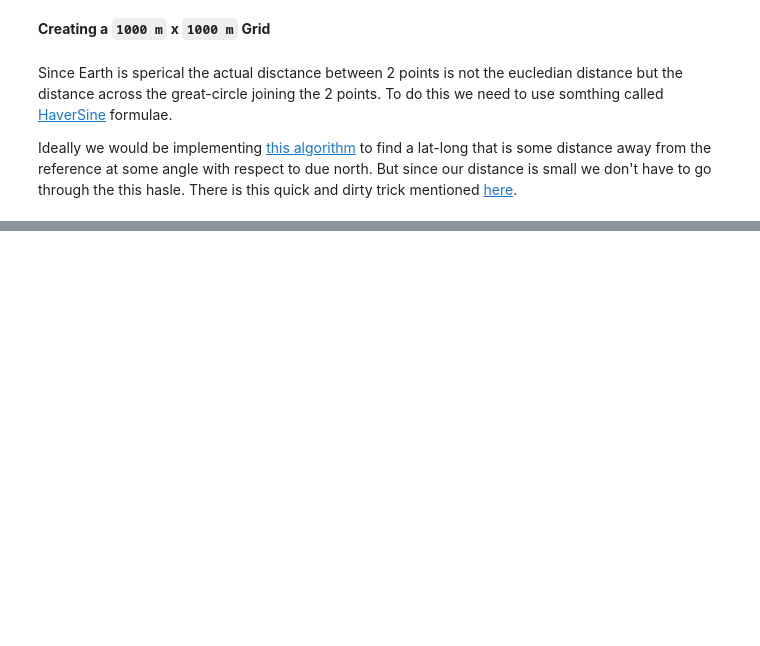
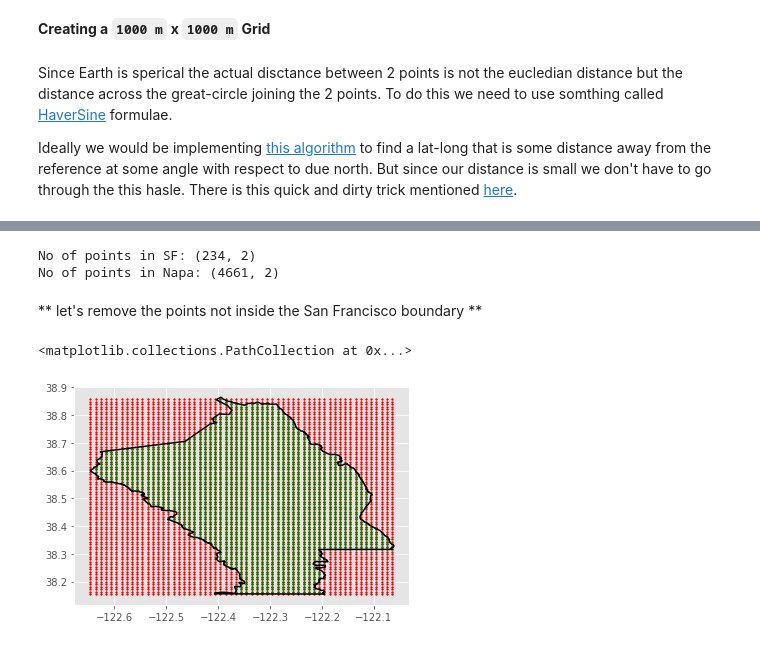
Before and after one commit to gokul-krishna/U-Net-Road-Detection, a Jupyter notebook: get_map_data.ipynb, the cells around one changed output, grey strips where cells are left out. Saved outputs shown, nothing was run; the diff lists cells and outputs as text; code cells hidden in the pictures; blank space fills up the shorter version.

Commit message:
added functions for making grid and validation

```diff
--- a/get_map_data.ipynb
+++ b/get_map_data.ipynb
@@ -151,0 +154,12 @@ def make_grids(lat_min, lat_max, long_max, long_min, min_dis=1000):
+# %%
+def make_grids(lat_min, lat_max, long_max, long_min, spacing=1000):
+    grids = []
+    y = lat_min
+    x = long_min
+    while x < long_max:
+        while y < lat_max:
+            grids += [(y, x)]
+            y, x = project_lat_long(lat=y, long=x, theta=0, dist=1000)
+        y = lat_min
+        y, x = project_lat_long(lat=y, long=x, theta=90, dist=1000)
+    return grids
@@ -151,0 +168,16 @@ def make_grids(lat_min, lat_max, long_max, long_min, min_dis=1000):
+# %%
+grids_sf = np.array(make_grids(lat_min=37.708131, lat_max=37.8198489,
+                               long_min=-122.517914, long_max=-122.356581,
+                               spacing=1000))
+
+grids_np = np.array(make_grids(lat_min=38.154893, lat_max=38.864244,
+                               long_min=-122.646421, long_max=-122.061379,
+                               spacing=1000))
+# %%
+print(f"No of points in SF: {grids_sf.shape}")
+print(f"No of points in Napa: {grids_np.shape}")
+# %% [output]
+No of points in SF: (234, 2)
+No of points in Napa: (4661, 2)
+# %% [markdown]
+** let's remove the points not inside the San Francisco boundary **
@@ -151,0 +186,19 @@ def make_grids(lat_min, lat_max, long_max, long_min, min_dis=1000):
+# %%
+polygon_sf = Polygon(county_sf.points)
+polygon_np = Polygon(county_np.points)
+# %%
+grids_sf_in = [p if Point(p[1], p[0]).within(polygon_sf) else None for p in grids_sf]
+grids_sf_in = np.array(list(filter(None.__ne__, grids_sf_in)))
+
+grids_np_in = [p if Point(p[1], p[0]).within(polygon_np) else None for p in grids_np]
+grids_np_in = np.array(list(filter(None.__ne__, grids_np_in)))
+# %%
+x_lon = np.array([point[0] for point in county_np.points])
+y_lat = np.array([point[1] for point in county_np.points])
+
+plt.plot(x_lon, y_lat,'k')
+plt.scatter(grids_np[:, 1], grids_np[:, 0], c='r', s=3)
+plt.scatter(grids_np_in[:, 1], grids_np_in[:, 0], c='g', s=3)
+# %% [output]
+<matplotlib.collections.PathCollection at 0x...>
+[figure, added]
```
Also changed, not shown: parts of 17 cells of this notebook.
